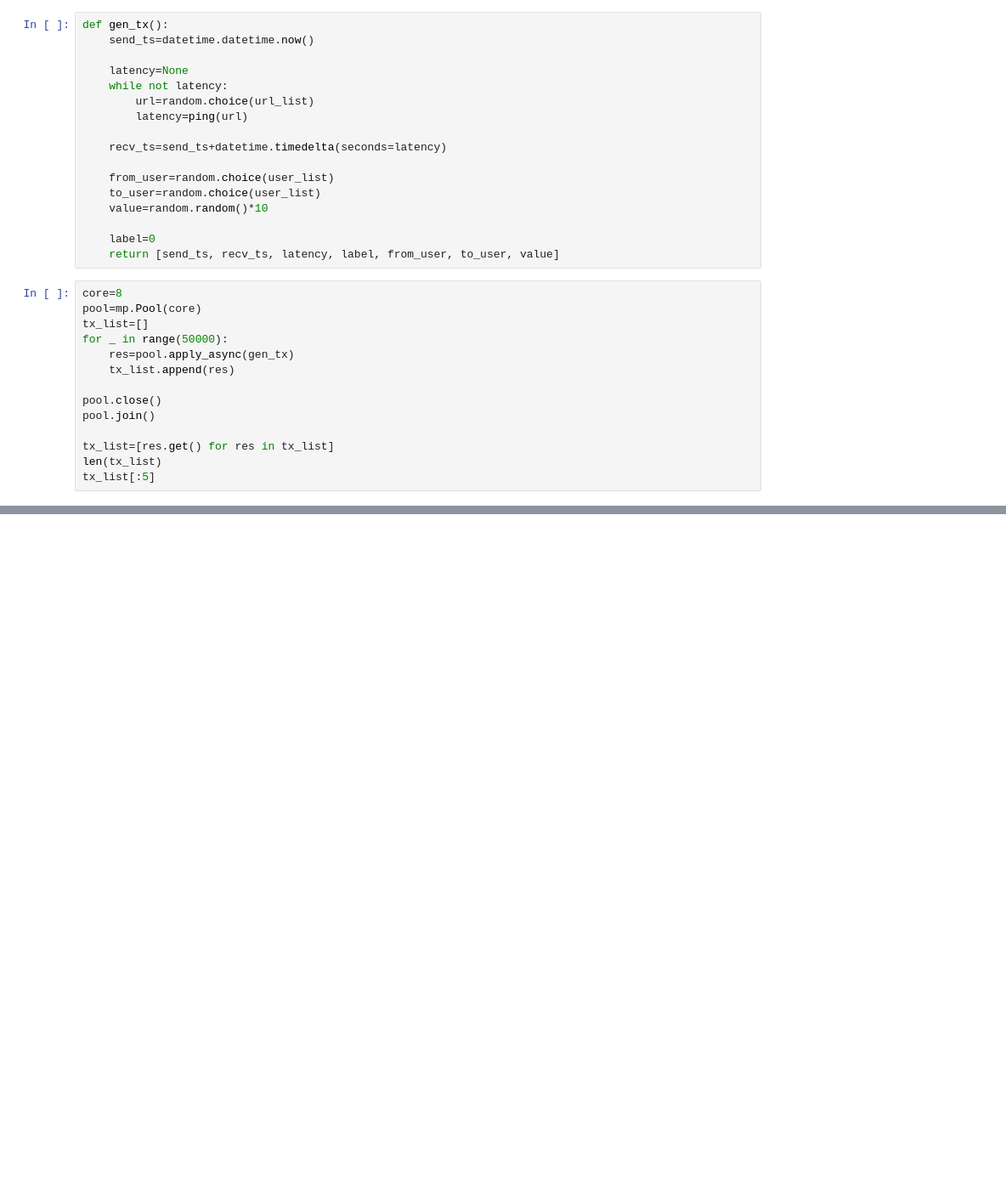
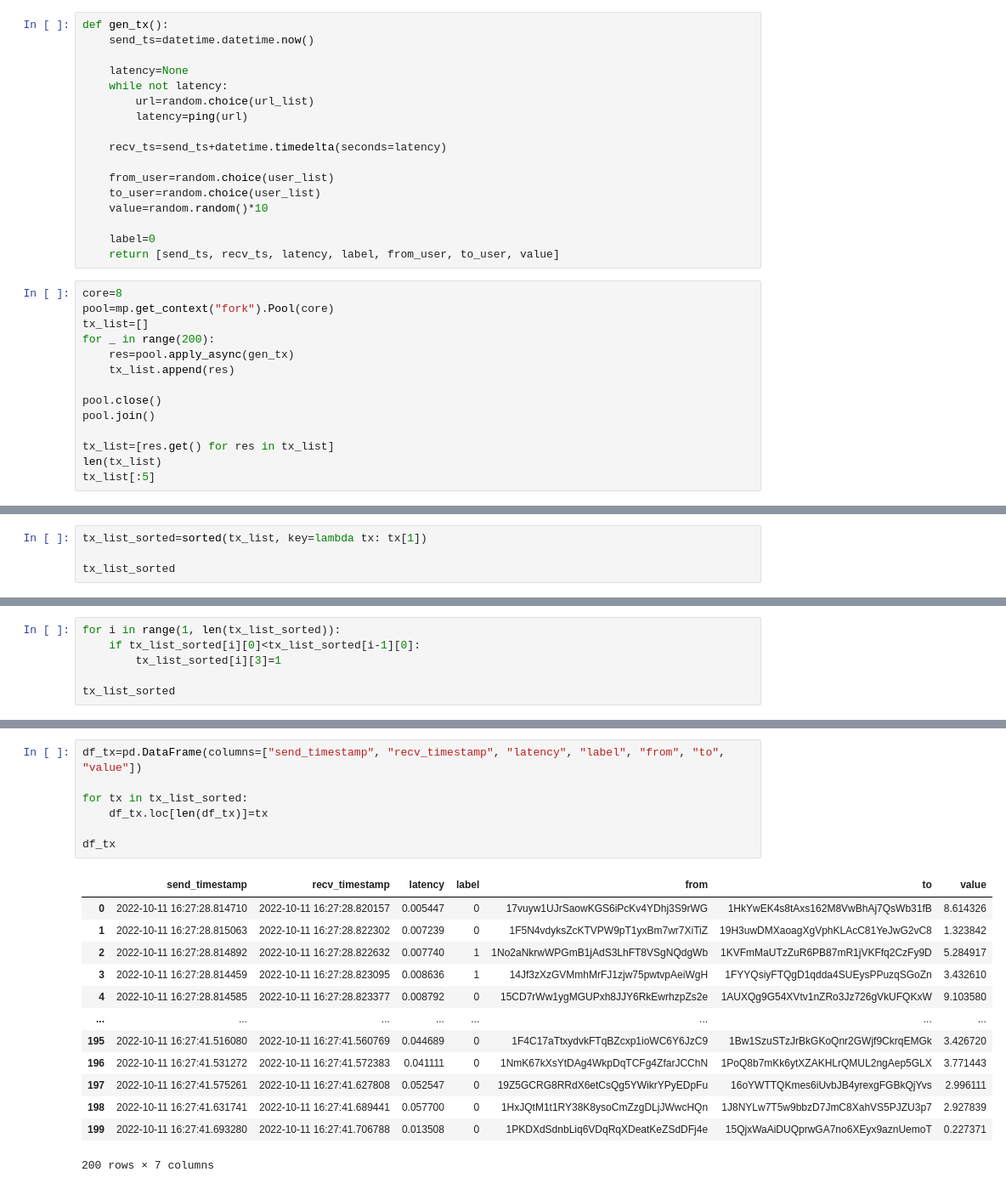
Before and after one commit to XDZhelheim/CSE5005-Project, a Jupyter notebook: data/gen_data.ipynb, the cells around one changed output, grey strips where cells are left out. Shown at 85% size. Cells and saved outputs as stored; diff of their text form; blank space fills up the shorter version.

```diff
--- a/data/gen_data.ipynb
+++ b/data/gen_data.ipynb
@@ -182,9 +182,9 @@ def gen_tx():
     return [send_ts, recv_ts, latency, label, from_user, to_user, value]
 # %%
 core=8
-pool=mp.Pool(core)
+pool=mp.get_context("fork").Pool(core)
 tx_list=[]
-for _ in range(50000):
+for _ in range(200):
     res=pool.apply_async(gen_tx)
     tx_list.append(res)
 
@@ -205,0 +216,4 @@ datetime.datetime(2022, 10, 11, 10, 20, 47, 701221)
+# %%
+tx_list_sorted=sorted(tx_list, key=lambda tx: tx[1])
+
+tx_list_sorted
@@ -205,0 +238,6 @@ datetime.datetime(2022, 10, 11, 10, 20, 47, 701221)
+# %%
+for i in range(1, len(tx_list_sorted)):
+    if tx_list_sorted[i][0]<tx_list_sorted[i-1][0]:
+        tx_list_sorted[i][3]=1
+
+tx_list_sorted
@@ -205,0 +262,21 @@ datetime.datetime(2022, 10, 11, 10, 20, 47, 701221)
+# %%
+df_tx=pd.DataFrame(columns=["send_timestamp", "recv_timestamp", "latency", "label", "from", "to", "value"])
+
+for tx in tx_list_sorted:
+    df_tx.loc[len(df_tx)]=tx
+
+df_tx
+# %% [output]
+|  | send_timestamp | recv_timestamp | latency | label | from | to | value |
+| 0 | 2022-10-11 16:27:28.814710 | 2022-10-11 16:27:28.820157 | 0.005447 | 0 | 17vuyw1UJrSaowKGS6iPcKv4YDhj3S9rWG | 1HkYwEK4s8tAxs162M8VwBhAj7QsWb31fB | 8.614326 |
+| 1 | 2022-10-11 16:27:28.815063 | 2022-10-11 16:27:28.822302 | 0.007239 | 0 | 1F5N4vdyksZcKTVPW9pT1yxBm7wr7XiTiZ | 19H3uwDMXaoagXgVphKLAcC81YeJwG2vC8 | 1.323842 |
+| 2 | 2022-10-11 16:27:28.814892 | 2022-10-11 16:27:28.822632 | 0.007740 | 1 | 1No2aNkrwWPGmB1jAdS3LhFT8VSgNQdgWb | 1KVFmMaUTzZuR6PB87mR1jVKFfq2CzFy9D | 5.284917 |
+| 3 | 2022-10-11 16:27:28.814459 | 2022-10-11 16:27:28.823095 | 0.008636 | 1 | 14Jf3zXzGVMmhMrFJ1zjw75pwtvpAeiWgH | 1FYYQsiyFTQgD1qdda4SUEysPPuzqSGoZn | 3.432610 |
+| 4 | 2022-10-11 16:27:28.814585 | 2022-10-11 16:27:28.823377 | 0.008792 | 0 | 15CD7rWw1ygMGUPxh8JJY6RkEwrhzpZs2e | 1AUXQg9G54XVtv1nZRo3Jz726gVkUFQKxW | 9.103580 |
+| ... | ... | ... | ... | ... | ... | ... | ... |
+| 195 | 2022-10-11 16:27:41.516080 | 2022-10-11 16:27:41.560769 | 0.044689 | 0 | 1F4C17aTtxydvkFTqBZcxp1ioWC6Y6JzC9 | 1Bw1SzuSTzJrBkGKoQnr2GWjf9CkrqEMGk | 3.426720 |
+| 196 | 2022-10-11 16:27:41.531272 | 2022-10-11 16:27:41.572383 | 0.041111 | 0 | 1NmK67kXsYtDAg4WkpDqTCFg4ZfarJCChN | 1PoQ8b7mKk6ytXZAKHLrQMUL2ngAep5GLX | 3.771443 |
+| 197 | 2022-10-11 16:27:41.575261 | 2022-10-11 16:27:41.627808 | 0.052547 | 0 | 19Z5GCRG8RRdX6etCsQg5YWikrYPyEDpFu | 16oYWTTQKmes6iUvbJB4yrexgFGBkQjYvs | 2.996111 |
+| 198 | 2022-10-11 16:27:41.631741 | 2022-10-11 16:27:41.689441 | 0.057700 | 0 | 1HxJQtM1t1RY38K8ysoCmZzgDLjJWwcHQn | 1J8NYLw7T5w9bbzD7JmC8XahVS5PJZU3p7 | 2.927839 |
+| 199 | 2022-10-11 16:27:41.693280 | 2022-10-11 16:27:41.706788 | 0.013508 | 0 | 1PKDXdSdnbLiq6VDqRqXDeatKeZSdDFj4e | 15QjxWaAiDUQprwGA7no6XEyx9aznUemoT | 0.227371 |
+200 rows × 7 columns
```
Also changed, not shown: parts of 7 cells of this notebook, 2 other files.
